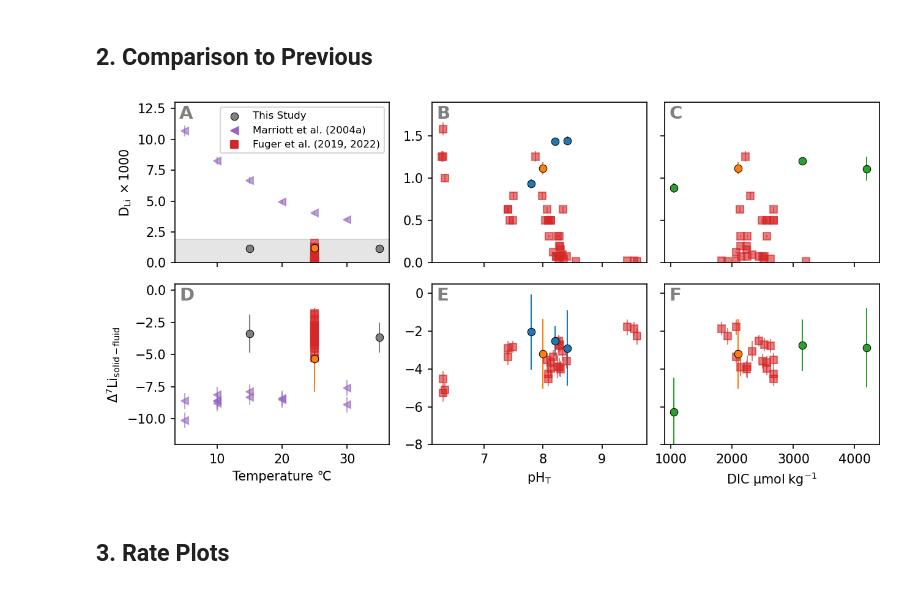
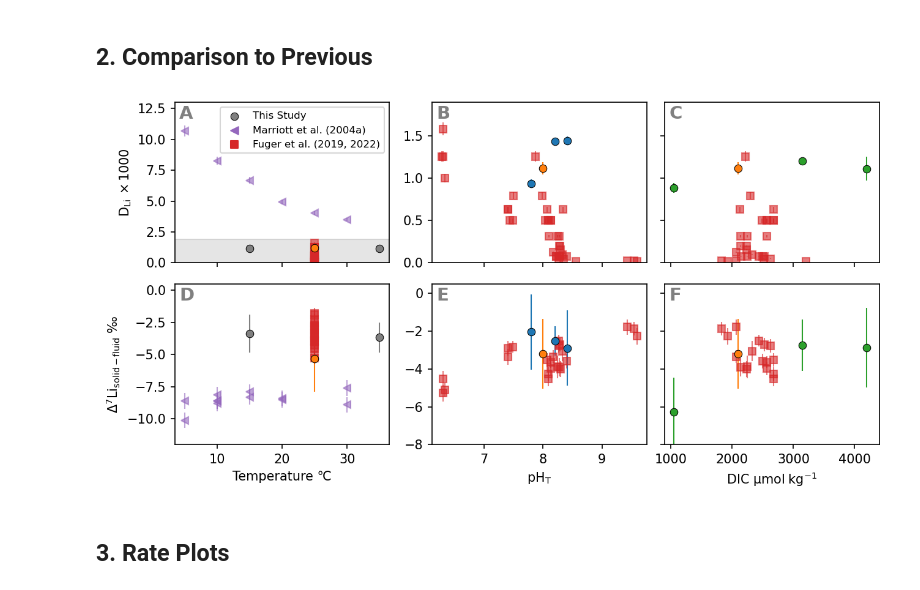
Before and after one commit to oscarbranson/supplementary, a Jupyter notebook: supplements/inorg_Li/02_Results.ipynb, the cells around one changed output. Cells and saved outputs as stored; diff of their text form; code cells hidden in the pictures.

```diff
--- a/supplements/inorg_Li/02_Results.ipynb
+++ b/supplements/inorg_Li/02_Results.ipynb
@@ -77,7 +76,7 @@ fig, axs = plt.subplots(2, 4, sharey='row', sharex='col', figsize=[11, 4.5])
 # fig, axs = plt.subplots(2, 5, figsize=(14, 5), sharey='row', sharex='col')
 
 axs[0,0].set_ylabel('$D_{Li}\ \\times 1000$')
-axs[1,0].set_ylabel('$\\Delta^7Li_{solid-fluid}$')
+axs[1,0].set_ylabel('$\\Delta^7Li_{solid-fluid}~‰$')
 rdax, rpax = axs[:, -1]
 
 for i, xvar in enumerate(['temp(C)', 'pH', 'C(mol/kgw)']):
@@ -211,7 +210,7 @@ for e, c in cdict.items():
 ax.text(.02, .98, '$T=25^oC$', va='top', ha='left', color=(.5,.5,.5), transform=ax.transAxes)
 ax.legend(fontsize=10)
 
-ax.set_ylabel('$\\Delta^7Li_{solid-Fluid}$')
+ax.set_ylabel('$\\Delta^7Li_{solid-Fluid}~‰$')
 ax.set_xlabel('$D_{Li}\ \\times 1000$')
 
 fig.tight_layout()
@@ -313,41 +312,41 @@ for who in whos:
 
 axs[0,0].legend(fontsize=8)
 
-axs[0,0].set_ylabel('$D_{Li}\ \\times 1000$')
-axs[1,0].set_ylabel('$\\Delta^7Li_{solid-fluid}$')
+axs[0,0].set_ylabel('$D_{Li}\\ \\times 1000$')
+axs[1,0].set_ylabel('$\\Delta^7Li_{solid-fluid}~‰$')
 
 axs[1,0].set_xlabel('Temperature ℃')
 axs[1,1].set_xlabel('$pH_T$')
-axs[1,2].set_xlabel('DIC $\mu mol~kg^{-1}$')
+axs[1,2].set_xlabel('DIC $\\mu mol~kg^{-1}$')
 
 axs[1,2].set_xlim(900, 4400)
 
 axs[0,0].set_ylim(0, 13)
 axs[0,1].set_ylim(0, 1.9)
 
 axs[1,0].set_ylim(-12, 0.5)
 axs[1,1].set_ylim(-8, 0.5)
 
 for ax in axs[0,:]:
     plt.setp(ax.get_xticklabels(), visible=False)
 
 for ax in axs[:, 2]:
     plt.setp(ax.get_yticklabels(), visible=False)
 
 fig.tight_layout()
 
 for ax in axs[:, 2]:
     pos = ax.get_position()
     ax.set_position([pos.x0 - 0.03, pos.y0,  pos.width, pos.height])
 
 axs[0,0].axhspan(*axs[0,1].get_ylim(), color='grey', alpha=0.2)
 
 for ax, a in zip(axs.flat, 'ABCDEFGH'):
     ax.text(0.02, 0.98, a, weight='bold', transform=ax.transAxes, ha='left', va='top', fontsize=14, color='grey')
 
 savefig(fig, '02_PublishedComparison')
 # %% [output]
-[figure, old version]
+[figure, new version]
 # %% [markdown]
 ## 3. Rate Plots
 # %%
```
Also changed, not shown: parts of 10 cells of this notebook.
